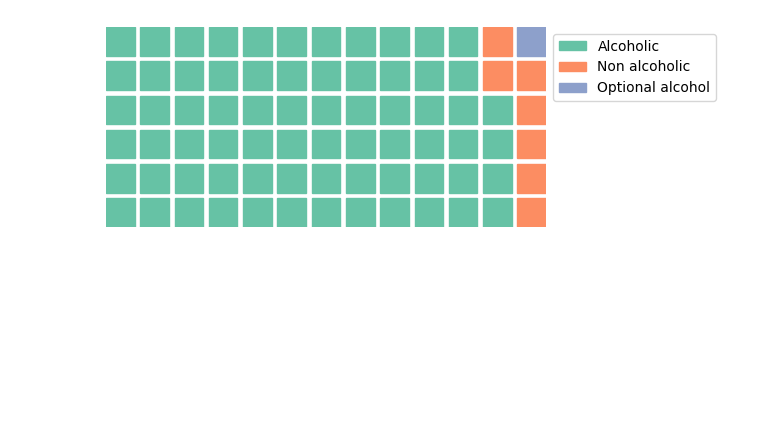
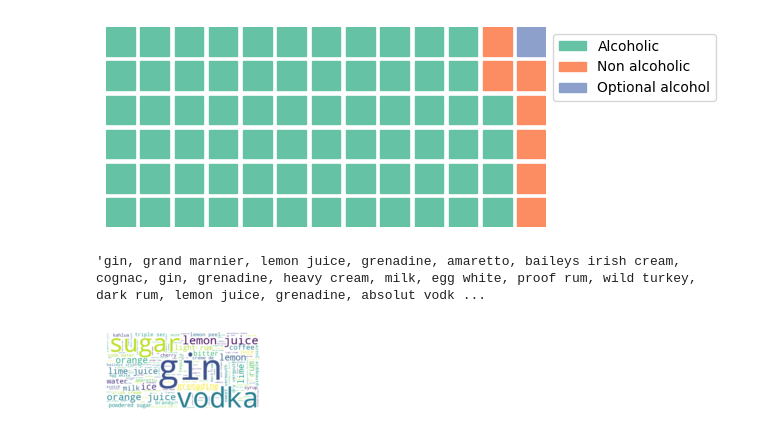
Before and after one commit to redsun498/Data-Genie, a Jupyter notebook: notebooks/EDA - Cocktails.ipynb, the cells around one changed output. Cells and saved outputs as stored; diff of their text form; code cells hidden in the pictures; blank space fills up the shorter version.

```diff
--- a/notebooks/EDA - Cocktails.ipynb
+++ b/notebooks/EDA - Cocktails.ipynb
@@ -1736,5 +1741,5 @@ def combine_ingredients(row):
 
             ingredients.append(ingredient)
     return ', '.join(ingredients)
-df['ingredients_combined'] = df.apply(combine_ingredients, axis=1)
+all_drinks_df['ingredients_combined'] = all_drinks_df.apply(combine_ingredients, axis=1)
 # %%
@@ -1905,3 +1921,19 @@ plt.figure(
 # %% [output]
 [figure]
 [figure]
+# %%
+all_ingredients_string = ', '.join(all_drinks_df['ingredients_combined'])
+all_ingredients_string
+# %% [output]
+'gin, grand marnier, lemon juice, grenadine, amaretto, baileys irish cream, cognac, gin, grenadine, heavy cream, milk, egg white, proof rum, wild turkey, dark rum, lemon juice, grenadine, absolut vodk ...
+# %%
+text = all_ingredients_string
+
+wordcloud = WordCloud(background_color="white").generate(text)
+
+fig,ax = plt.subplots(figsize=(2,1))
+ax.imshow(wordcloud, interpolation='bilinear')
+ax.axis("off")
+plt.show()
+# %% [output]
+[figure, added]
```
Also changed, not shown: parts of 22 cells of this notebook, 3 other files.
